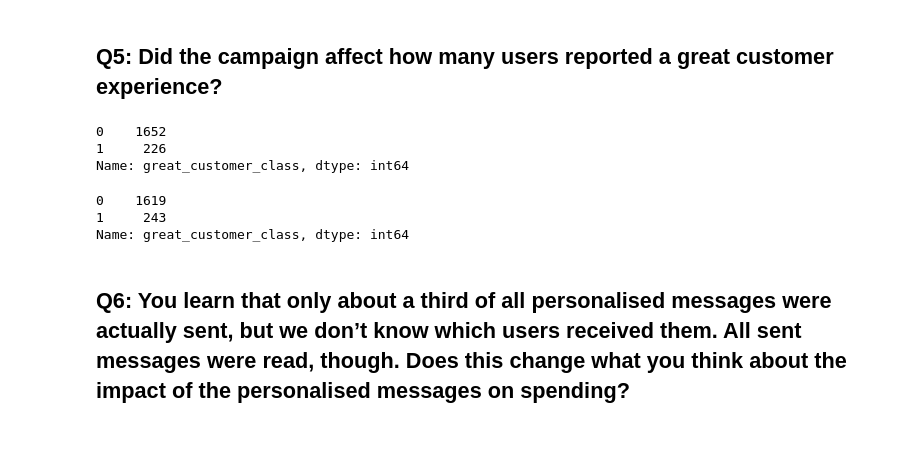
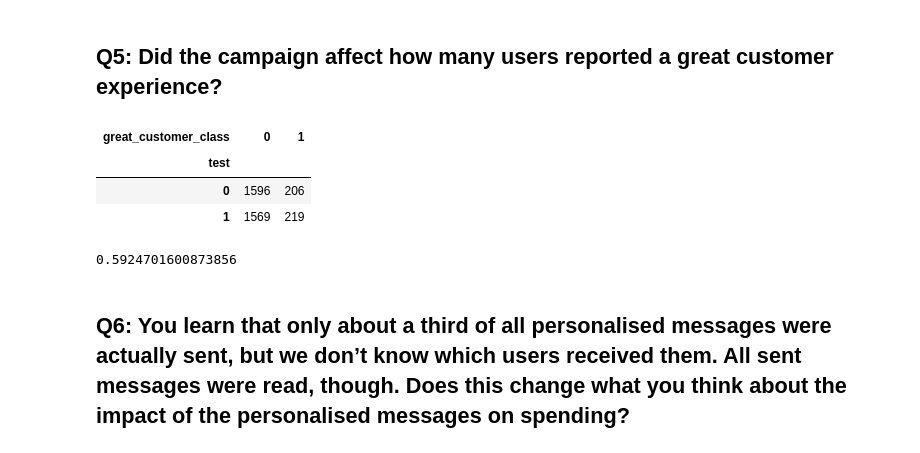
Before and after one commit to Seldakao/casual_inference, a Jupyter notebook: interview-test-final-stats-causalinference/interview-test-final/interview_test_notebook.ipynb, the cells around one changed output. Cells and saved outputs as stored; diff of their text form; code cells hidden in the pictures.

```diff
--- a/interview-test-final-stats-causalinference/interview-test-final/interview_test_notebook.ipynb
+++ b/interview-test-final-stats-causalinference/interview-test-final/interview_test_notebook.ipynb
@@ -748,17 +748,33 @@ for factor in category_columns:
 [figure]
 # %% [markdown]
 ## Q5: Did the campaign affect how many users reported a great customer experience?
-# %%
-reduced_control_group_data['great_customer_class'].value_counts()
-# %% [output]
-0    1652
-1     226
-Name: great_customer_class, dtype: int64
-# %%
-test_group_data['great_customer_class'].value_counts()
-# %% [output]
-0    1619
-1     243
-Name: great_customer_class, dtype: int64
+# %%
+## focus on the population which has age ranging from 25-45
+reduced_new_data = new_data.loc[(new_data['age']>= 25) & (new_data['age']<45),:]
+pd.crosstab(reduced_new_data['test'], reduced_new_data['great_customer_class'])
+# %% [output]
+| great_customer_class | 0 | 1 |
+| test |  |  |
+| 0 | 1596 | 206 |
+| 1 | 1569 | 219 |
+# %%
+from math import sqrt
+# get the ratio of great_customer_class under control and test group
+n_control = 1596+206
+p_control = 206/ n_control
+n_test = 1596+219
+p_test = 219/n_test
+
+# Hypothesis: H0: p_control = p_test v.s. H1: p_control != p_test
+# compute unpooled standard error
+se = sqrt(p_control * (1 - p_control)/n_control + p_test * (1 - p_test)/n_test)
+z_stats = (p_test - p_control)/se
+print(z_stats)
+
+## according to the Z table, one-sided p-value is 0.2776
+two_sided_p_value = 0.2776 * 2
+# Cannot reject Null Hypothesis: no statistical evidence to support 'camp'
+# %% [output]
+0.5924701600873856
 # %% [markdown]
 ## Q6: You learn that only about a third of all personalised messages were actually sent, but we don’t know which users received them. All sent messages were read, though. Does this change what you think about the impact of the personalised messages on spending?
```
